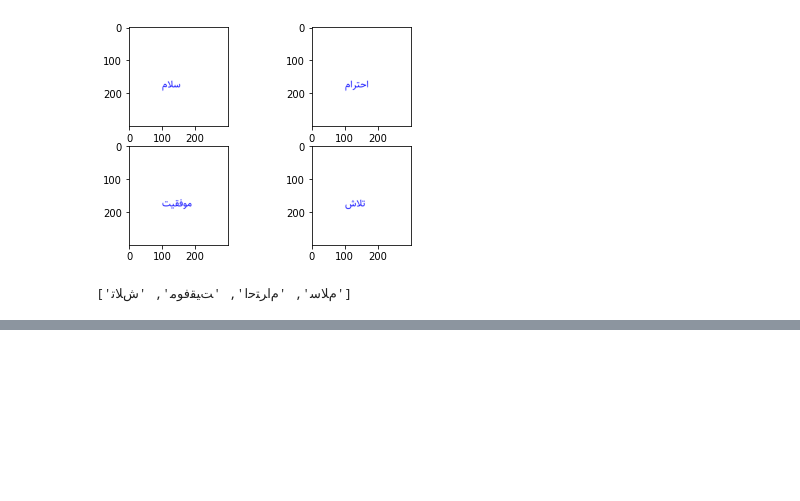
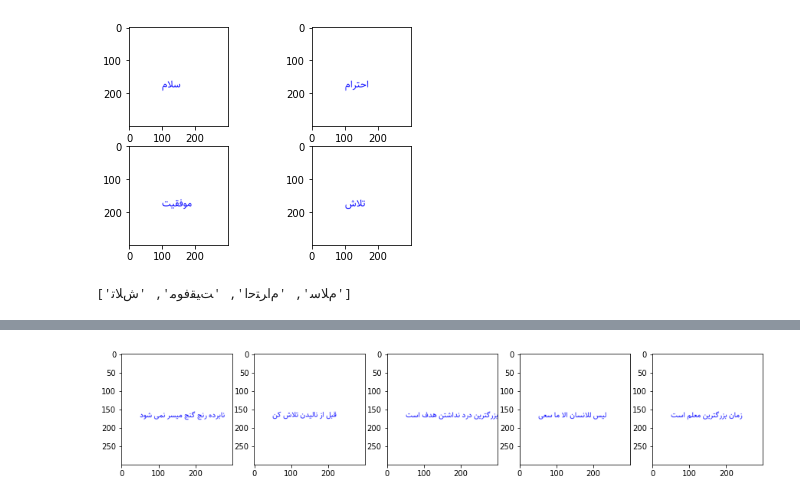
Before and after one commit to hejazn86/OCR_Persian_textDetecter, a Jupyter notebook: OCR_experimental_codes.ipynb, the cells around one changed output, grey strips where cells are left out. Drawn from its saved outputs; the diff is of its cells as text; code cells hidden in the pictures; blank space fills up the shorter version.

Commit message:
upload list of Persian word and create put them on images

```diff
--- a/OCR_experimental_codes.ipynb
+++ b/OCR_experimental_codes.ipynb
@@ -173,3 +173,54 @@ Requirement already satisfied: setuptools in /usr/local/lib/python3.6/dist-packa
 Requirement already satisfied: future in /usr/local/lib/python3.6/dist-packages (from arabic_reshaper) (0.16.0)
 [figure]
 ['ﻡﻼﺳ', 'ﻡﺍﺮﺘﺣﺍ', 'ﺖﯿﻘﻓﻮﻣ', 'ﺵﻼﺗ']
+# %%
+!pip install python-bidi
+!pip install arabic_reshaper
+
+import PIL
+import cv2
+import numpy as np
+from bidi.algorithm import get_display
+from PIL import ImageFont, Image, ImageDraw
+import arabic_reshaper
+import matplotlib.pyplot as plt
+
+fontFile = "/drive/My Drive/Colab Notebooks/Sahel Regular.ttf"
+
+def bidi_text(word):
+  reshaped_text = arabic_reshaper.reshape(word)
+  bidi_word = get_display(reshaped_text)
+  return bidi_word
+
+def create_image():
+  image = Image.new('RGB', (300, 300), (255, 255, 255))
+  return image
+
+def putting_text(img, bidi_word):
+      fontFile = "/drive/My Drive/Colab Notebooks/Sahel Regular.ttf"
+      font = ImageFont.truetype(fontFile, 20)
+      draw = ImageDraw.Draw(img)
+      draw.text((50, 150), bidi_word, font=font, fill='blue')
+      img.save('img.png')
+      return img
+
+
+words = ['نابرده رنج گنج میسر نمی شود',
+         'قبل از نالیدن تلاش کن',
+         'بزرگترین درد نداشتن هدف است',
+         'لیس للانسان الا ما سعی',
+         'زمان بزرگترین معلم است']
+bidi_words = []
+image_text = []
+
+bidi_words = [bidi_text(word) for word in words]
+image_text = [putting_text(create_image(), bw) for bw in bidi_words]
+
+plt.figure(figsize=(15, 10))
+plt.subplot(151).imshow(image_text[0])
+plt.subplot(152).imshow(image_text[1])
+plt.subplot(153).imshow(image_text[2])
+plt.subplot(154).imshow(image_text[3])
+plt.subplot(155).imshow(image_text[4])
+plt.show()
+# %% [output]
@@ -175,0 +232 @@ Requirement already satisfied: future in /usr/local/lib/python3.6/dist-packages
+[figure, added]
```
Also changed, not shown: parts of 4 cells of this notebook.
